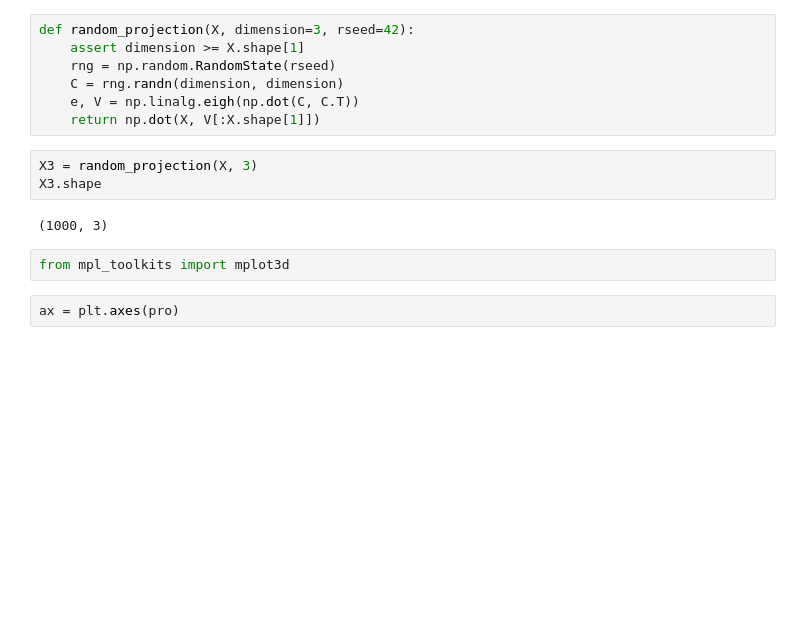
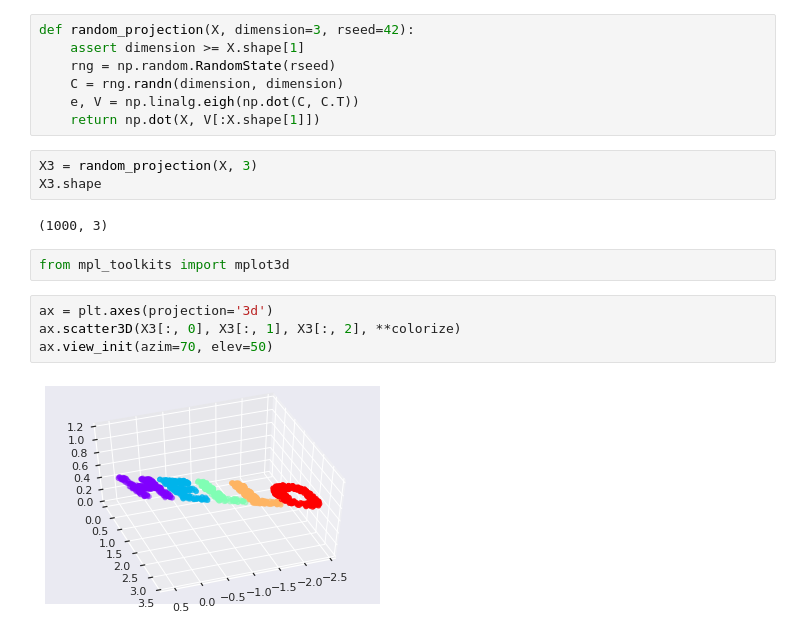
Before and after one commit to thimi0412/PythonDataScinence, a Jupyter notebook: scikit-lean-pra/manifold_learning.ipynb, the cells around one changed output. Cells and saved outputs as stored; diff of their text form; blank space fills up the shorter version.

```diff
--- a/scikit-lean-pra/manifold_learning.ipynb
+++ b/scikit-lean-pra/manifold_learning.ipynb
@@ -99,5 +99,9 @@ X3.shape
 (1000, 3)
 # %%
 from mpl_toolkits import mplot3d
-# %%
-ax = plt.axes(pro)
+# %%
+ax = plt.axes(projection='3d')
+ax.scatter3D(X3[:, 0], X3[:, 1], X3[:, 2], **colorize)
+ax.view_init(azim=70, elev=50)
+# %% [output]
+[figure, added]
```
Also changed, not shown: parts of 1 cell of this notebook.
